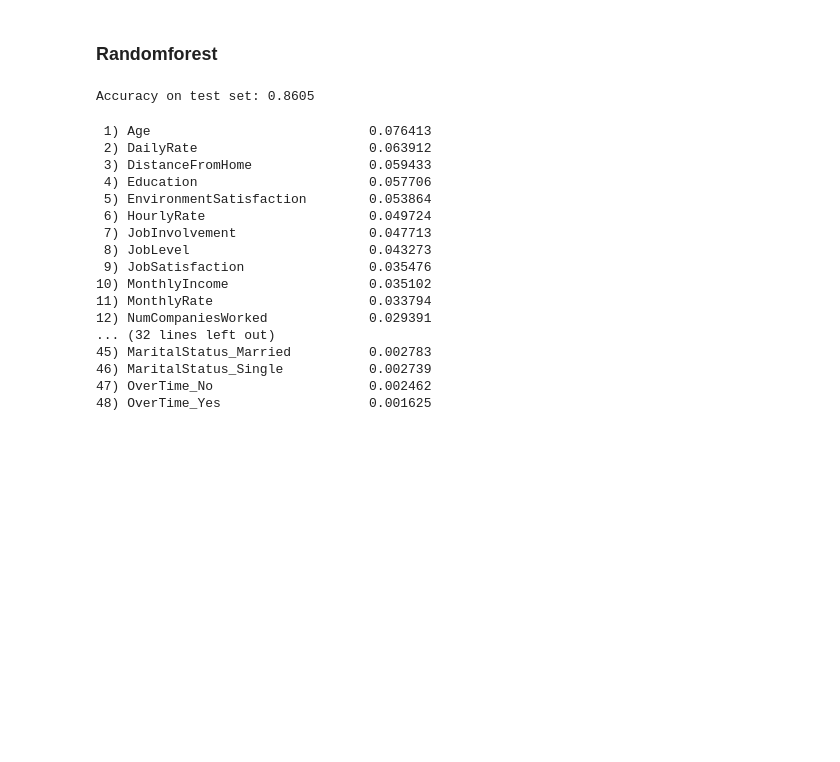
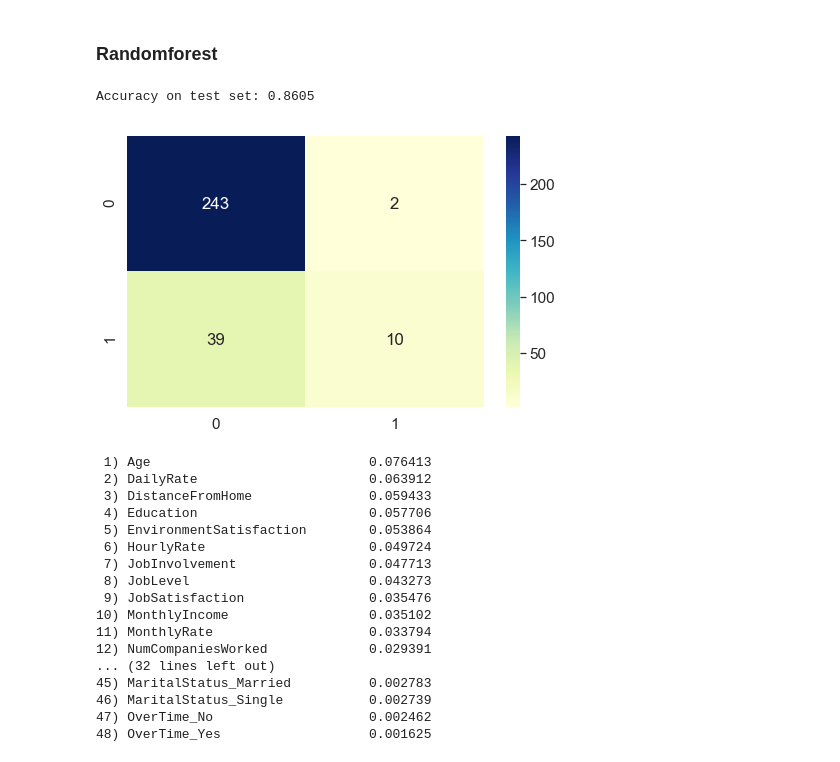
Before and after one commit to JumpLogan/ibm_attrition, a Jupyter notebook: Decision Tree, Random Forest, AdaBoosting.ipynb, the cells around one changed output. Cells and saved outputs as stored; diff of their text form; code cells hidden in the pictures; blank space fills up the shorter version.

Commit message:
Add boosting and confusion matrix
Add boosting

```diff
--- a/Decision Tree, Random Forest, AdaBoosting.ipynb
+++ b/Decision Tree, Random Forest, AdaBoosting.ipynb
@@ -73,18 +73,6 @@ y=data_main.Attrition_ind
 # Splitting into Train and Test Set
 from sklearn.model_selection import train_test_split
 X_train, X_test, y_train, y_test = train_test_split(x,y,test_size = 0.2,random_state = 0)
-# %%
-# Feature Scaling
-from sklearn.preprocessing import StandardScaler
-sc = StandardScaler()
-X_train2 = pd.DataFrame(sc.fit_transform(X_train))
-X_test2 = pd.DataFrame(sc.transform(X_test))
-X_train2.columns = X_train.columns.values
-X_test2.columns = X_test.columns.values
-X_train2.index = X_train.index.values
-X_test2.index = X_test.index.values
-X_train = X_train2
-X_test = X_test2
 # %% [markdown]
 ### Decision Tree
 # %%
@@ -153,14 +141,22 @@ graphviz.Source(tree.export_graphviz(model2, out_file=None, feature_names=x.colu
 # %%
 ## Randomforest
 from sklearn.ensemble import RandomForestClassifier
 model = RandomForestClassifier(random_state = 1, n_estimators = 100, criterion = 'entropy')
 model.fit(X_train, y_train)
 
 # Predicting Test Set
 y_pred_test = model.predict(X_test)
+
+## Confusion Matrix
+cm = confusion_matrix(y_test, y_pred_test) # rows = truth, cols = prediction
+df_cm = pd.DataFrame(cm, index = (0, 1), columns = (0, 1))
+plt.figure(figsize = (8,5))
+sn.set(font_scale=1.4)
+sn.heatmap(df_cm, annot=True, fmt='g', cmap="YlGnBu")
 print("Accuracy on test set: %0.4f" % metrics.accuracy_score(y_test, y_pred_test))
 # %% [output]
 Accuracy on test set: 0.8605
+[figure, added]
 # %%
 features_label = x.columns
 importances = model.feature_importances_
```
Also changed, not shown: parts of 7 cells of this notebook, 1 other file.
